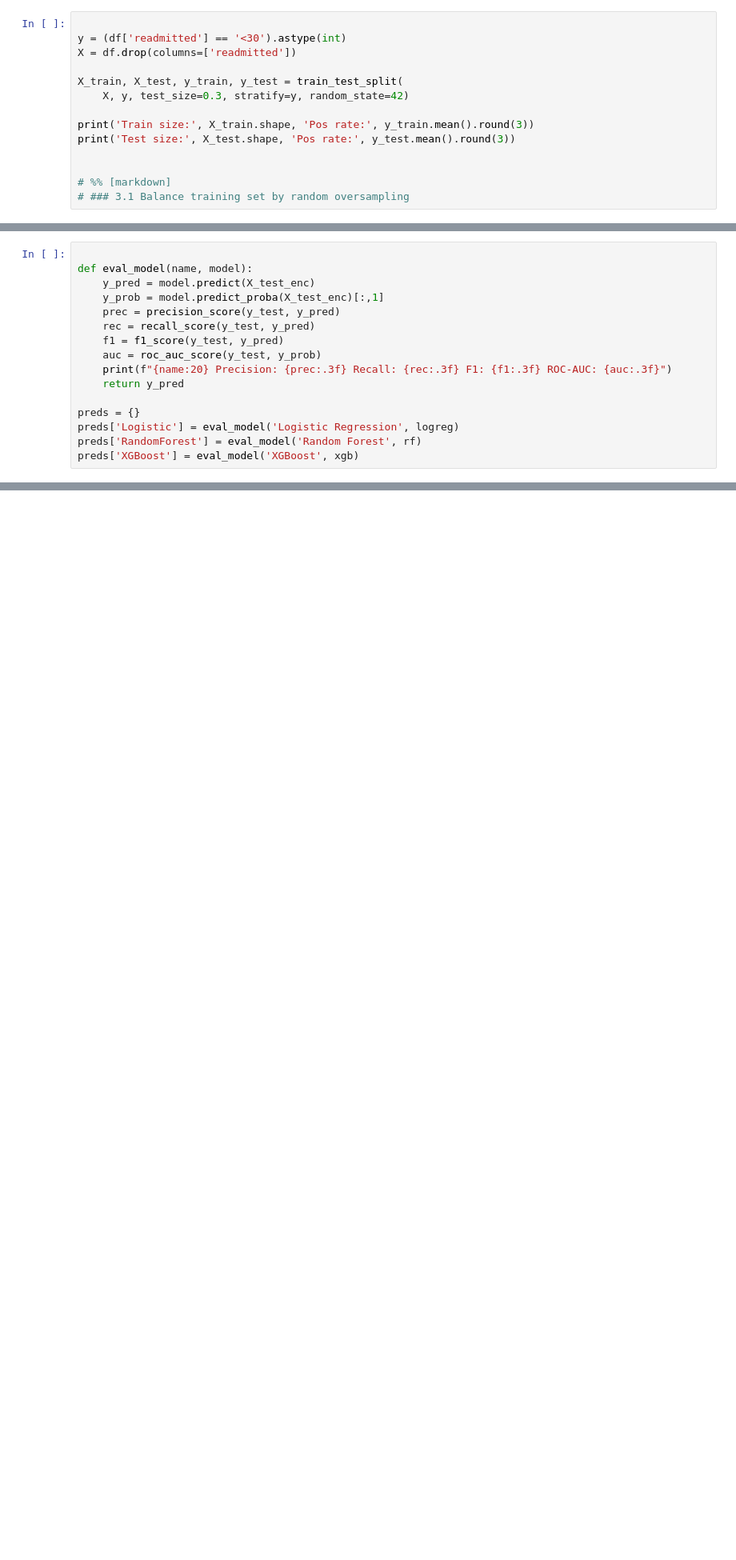
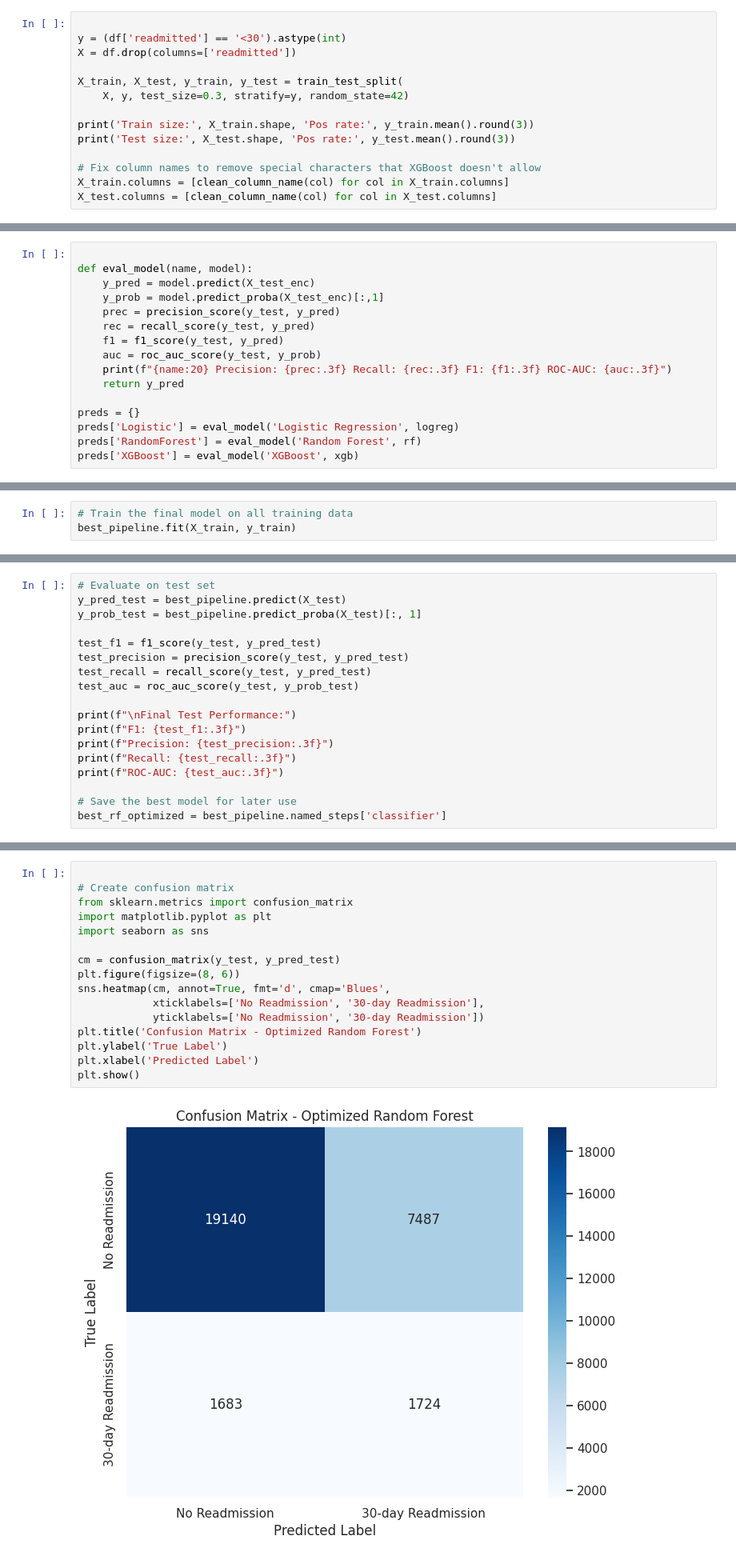
Before and after one commit to Arjeus/diabetes_assignment, a Jupyter notebook: diabetes_readmission_prediction.ipynb, the cells around one changed output, grey strips where cells are left out. Shown at 80% size. Drawn from its saved outputs; the diff is of its cells as text; blank space fills up the shorter version.

```diff
--- a/diabetes_readmission_prediction.ipynb
+++ b/diabetes_readmission_prediction.ipynb
@@ -183,6 +155,6 @@ X_train, X_test, y_train, y_test = train_test_split(
 print('Train size:', X_train.shape, 'Pos rate:', y_train.mean().round(3))
 print('Test size:', X_test.shape, 'Pos rate:', y_test.mean().round(3))
 
-
-# %% [markdown]
-# ### 3.1 Balance training set by random oversampling
+# Fix column names to remove special characters that XGBoost doesn't allow
+X_train.columns = [clean_column_name(col) for col in X_train.columns]
+X_test.columns = [clean_column_name(col) for col in X_test.columns]
@@ -323,0 +390,3 @@ plt.show()
+# %%
+# Train the final model on all training data
+best_pipeline.fit(X_train, y_train)
@@ -323,0 +411,18 @@ plt.show()
+# %%
+# Evaluate on test set
+y_pred_test = best_pipeline.predict(X_test)
+y_prob_test = best_pipeline.predict_proba(X_test)[:, 1]
+
+test_f1 = f1_score(y_test, y_pred_test)
+test_precision = precision_score(y_test, y_pred_test)
+test_recall = recall_score(y_test, y_pred_test)
+test_auc = roc_auc_score(y_test, y_prob_test)
+
+print(f"\nFinal Test Performance:")
+print(f"F1: {test_f1:.3f}")
+print(f"Precision: {test_precision:.3f}")
+print(f"Recall: {test_recall:.3f}")
+print(f"ROC-AUC: {test_auc:.3f}")
+
+# Save the best model for later use
+best_rf_optimized = best_pipeline.named_steps['classifier']
@@ -323,0 +435,18 @@ plt.show()
+# %%
+
+# Create confusion matrix
+from sklearn.metrics import confusion_matrix
+import matplotlib.pyplot as plt
+import seaborn as sns
+
+cm = confusion_matrix(y_test, y_pred_test)
+plt.figure(figsize=(8, 6))
+sns.heatmap(cm, annot=True, fmt='d', cmap='Blues',
+            xticklabels=['No Readmission', '30-day Readmission'],
+            yticklabels=['No Readmission', '30-day Readmission'])
+plt.title('Confusion Matrix - Optimized Random Forest')
+plt.ylabel('True Label')
+plt.xlabel('Predicted Label')
+plt.show()
+# %% [output]
+[figure, added]
```
Also changed, not shown: parts of 29 cells of this notebook, 4 other files.
